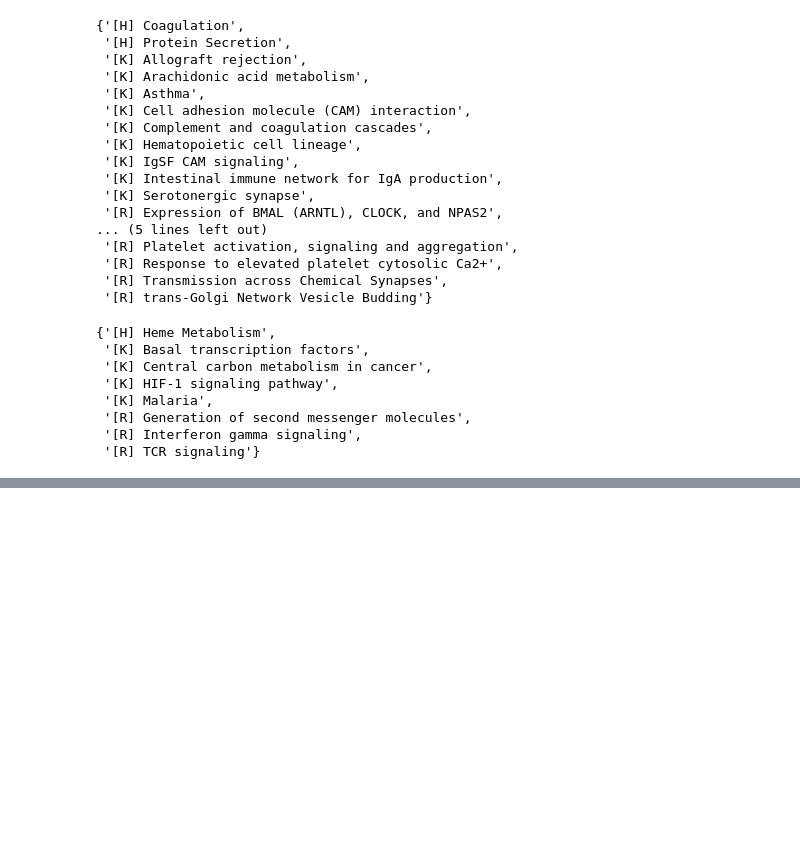
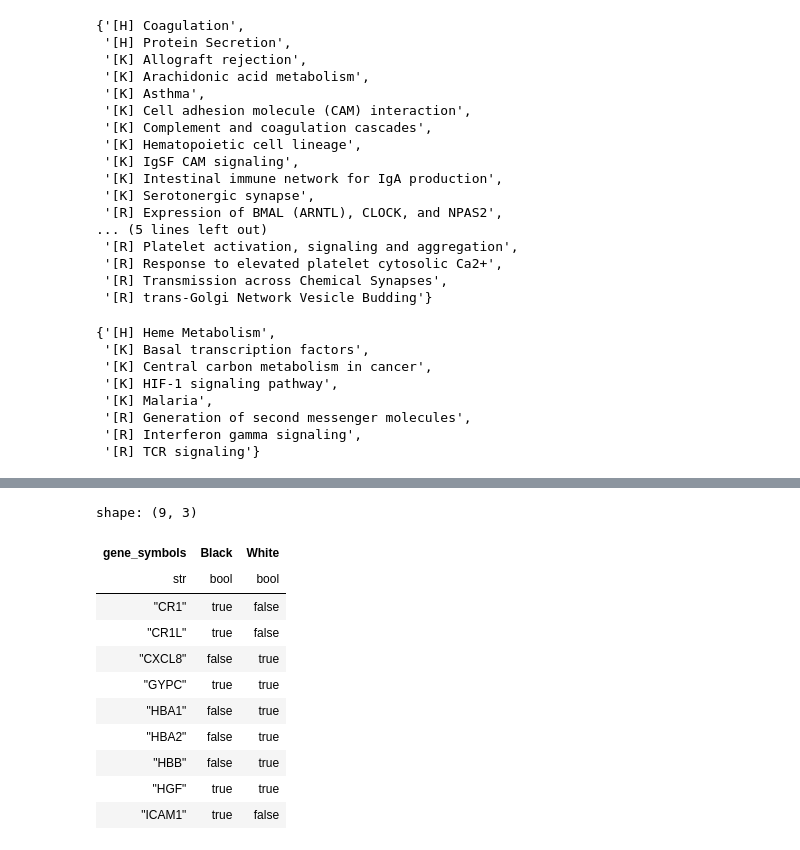
Before and after one commit to PNNL-CompBio/amlMultidrugResistance, a Jupyter notebook: aml_outcome_disparities/analysis/mutations/7b_pathway_enrichment_summary.ipynb, the cells around one changed output, grey strips where cells are left out. Drawn from its saved outputs; the diff is of its cells as text; code cells hidden in the pictures; blank space fills up the shorter version.

```diff
--- a/aml_outcome_disparities/analysis/mutations/7b_pathway_enrichment_summary.ipynb
+++ b/aml_outcome_disparities/analysis/mutations/7b_pathway_enrichment_summary.ipynb
@@ -764,0 +846,47 @@ set(y.filter((pl.col("population") == "White") & (pl.col("direction") == "down")
+# %%
+with pl.Config(set_tbl_rows=40):
+    display(
+        all_pathways
+        .filter(
+            (pl.col("mutation_comparison") == "FLT3-ITDxNPM1-WT")
+            & (pl.col("pathway_name") == "[K] Malaria")
+            & (pl.col("direction") == "down")
+            & (pl.col("omics_type").is_in(["Transcriptomics", "Proteomics"]))
+        )
+        .select(
+            "population",
+            (
+                pl.col("gene_symbols")
+                .str.split("/")
+            )
+        )
+        .explode("gene_symbols")
+        .group_by(
+            "population",
+            "gene_symbols"
+        )
+        .agg()
+        .sort(
+            "population",
+            "gene_symbols"
+        )
+        .group_by("gene_symbols")
+        .agg(
+            (pl.col("population") == "Black").any().alias("Black"),
+            (pl.col("population") == "White").any().alias("White"),
+        )
+        .sort("gene_symbols")
+    )
+# %% [output]
+shape: (9, 3)
+| gene_symbols | Black | White |
+| str | bool | bool |
+| "CR1" | true | false |
+| "CR1L" | true | false |
+| "CXCL8" | false | true |
+| "GYPC" | true | true |
+| "HBA1" | false | true |
+| "HBA2" | false | true |
+| "HBB" | false | true |
+| "HGF" | true | true |
+| "ICAM1" | true | false |
```
Also changed, not shown: parts of 8 cells of this notebook.
